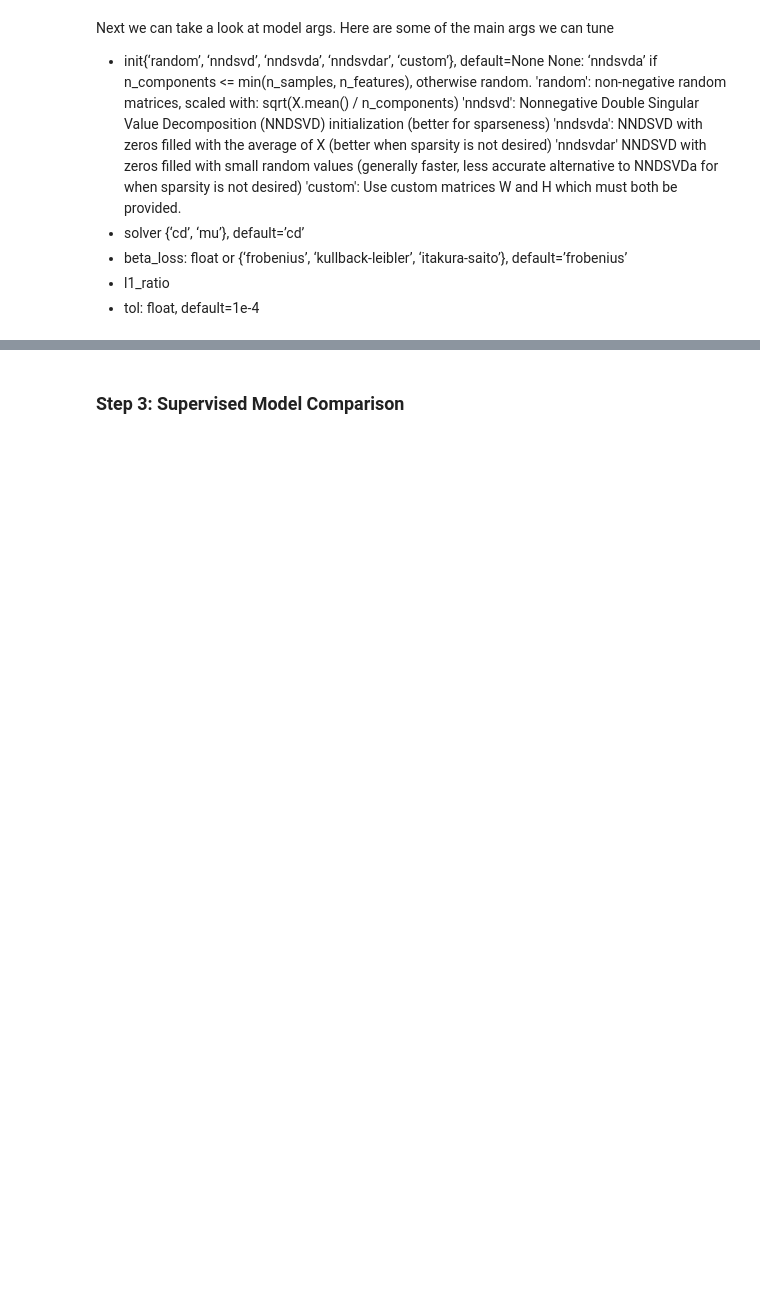
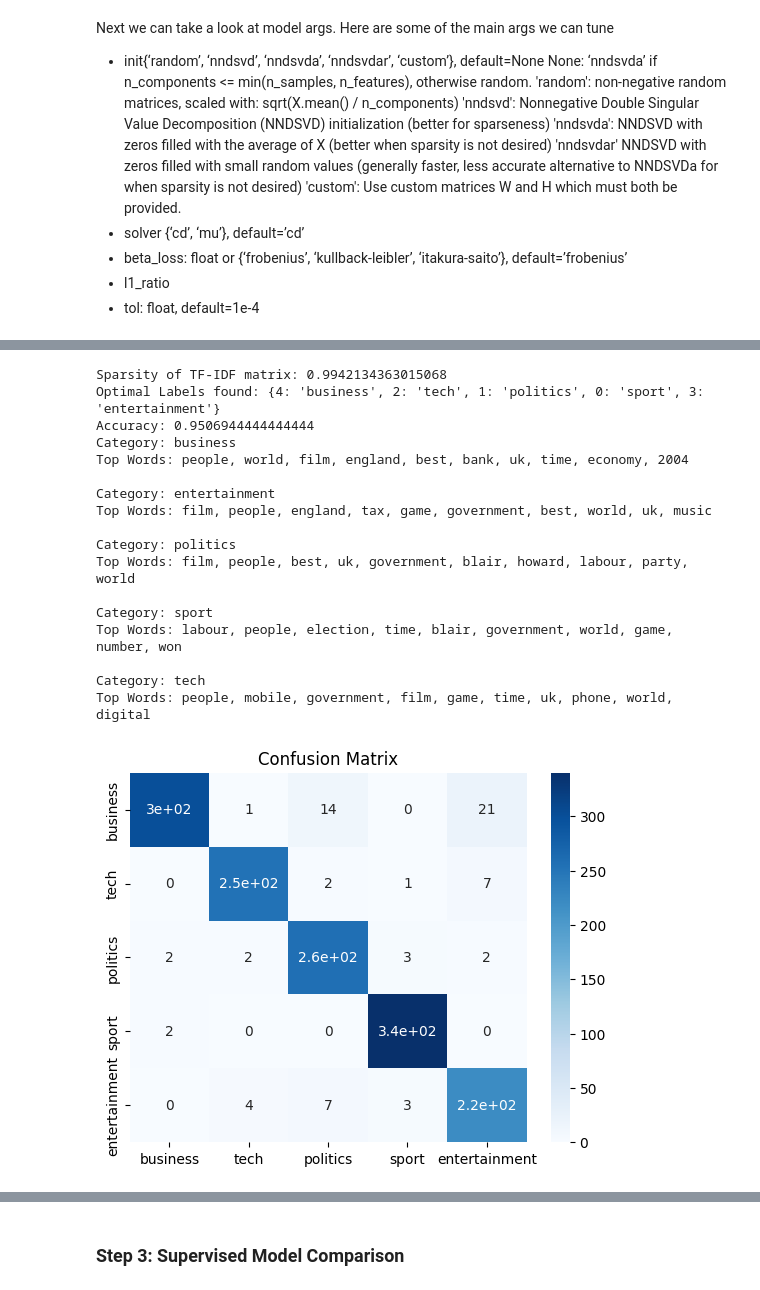
Before and after one commit to iffigueroa/kaggle-competitions, a Jupyter notebook: bbc-news-classification.ipynb, the cells around one changed output, grey strips where cells are left out. Saved outputs shown, nothing was run; the diff lists cells and outputs as text; code cells hidden in the pictures; blank space fills up the shorter version.

```diff
--- a/bbc-news-classification.ipynb
+++ b/bbc-news-classification.ipynb
@@ -441,0 +541,27 @@ NmfModel(y=train['Category'], model_args = model_args)
+# %%
+import pandas as pd
+
+def check_top_words_by_category(model):
+    # Concatenate the category labels with the TF-IDF matrix
+    category_tfidf_matrix = pd.concat([model.train['Category'], pd.DataFrame(model.tfidf_matrix.toarray())], axis=1)
+
+    # Group by category and sum the TF-IDF scores for each word
+    category_word_scores = category_tfidf_matrix.groupby('Category').sum()
+
+    # Get the feature names (words) from the vectorizer
+    feature_names = model.vectorizer.get_feature_names_out()
+
+    # Create a DataFrame to store the top words for each category
+    top_words_by_category = {}
+    for category in category_word_scores.index:
+        word_scores = category_word_scores.loc[category]
+        top_word_indices = word_scores.argsort()[-10:][::-1]  # Get indices of top 10 words
+        top_words = [feature_names[i] for i in top_word_indices]
+        top_words_by_category[category] = top_words
+
+    # Display the top words for each category
+    for category, top_words in top_words_by_category.items():
+        print(f"Category: {category}")
+        print(f"Top Words: {', '.join(top_words)}\n")
+
+check_top_words_by_category(model)
@@ -441,0 +583,30 @@ NmfModel(y=train['Category'], model_args = model_args)
+# %%
+from sklearn.feature_extraction import text
+
+additional_stop_words = ['said', 'mr', 'year', 'new']
+stop_words = text.ENGLISH_STOP_WORDS.union(additional_stop_words)
+vector_args = {
+    'stop_words': list(stop_words),
+}
+
+model = NmfModel(training_df=train, vector_args = vector_args, model_args = model_args, show_conf_mat=True, verbose = True)
+check_top_words_by_category(model)
+# %% [output]
+Sparsity of TF-IDF matrix: 0.9942134363015068
+Optimal Labels found: {4: 'business', 2: 'tech', 1: 'politics', 0: 'sport', 3: 'entertainment'}
+Accuracy: 0.9506944444444444
+Category: business
+Top Words: people, world, film, england, best, bank, uk, time, economy, 2004
+
+Category: entertainment
+Top Words: film, people, england, tax, game, government, best, world, uk, music
+
+Category: politics
+Top Words: film, people, best, uk, government, blair, howard, labour, party, world
+
+Category: sport
+Top Words: labour, people, election, time, blair, government, world, game, number, won
+
+Category: tech
+Top Words: people, mobile, government, film, game, time, uk, phone, world, digital
+[figure, added]
```
Also changed, not shown: parts of 19 cells of this notebook.
